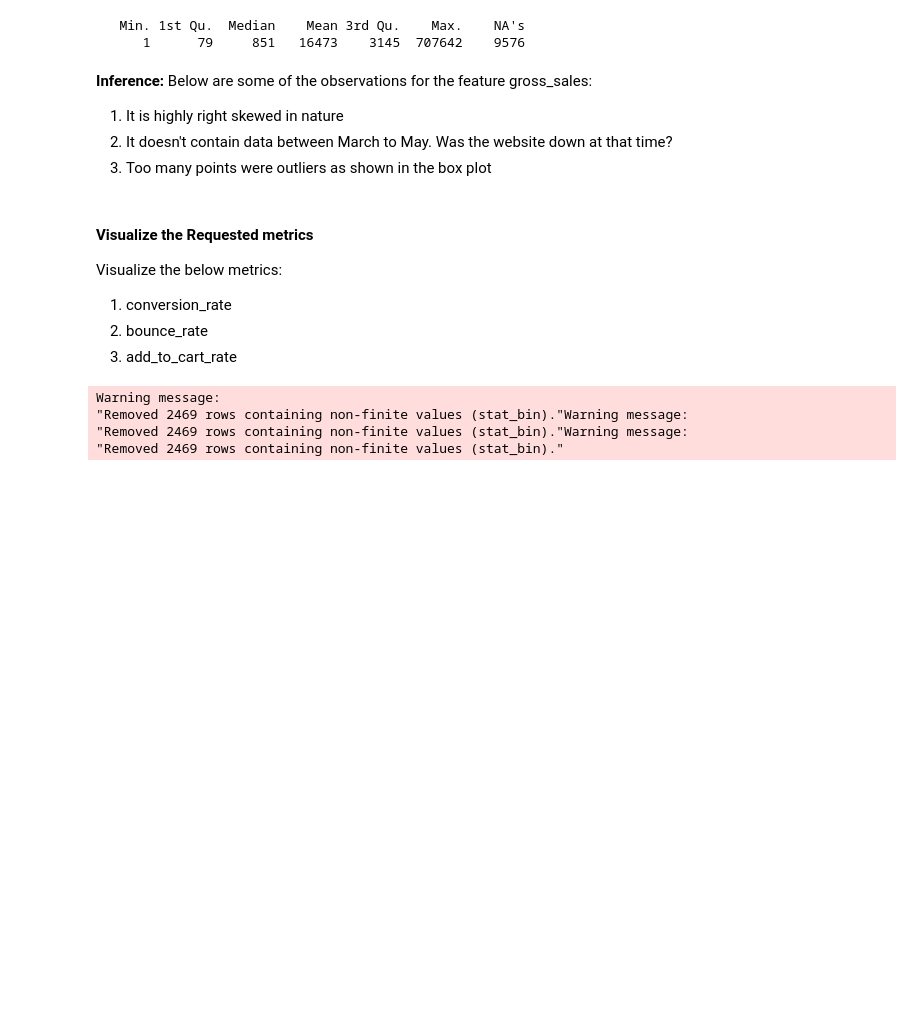
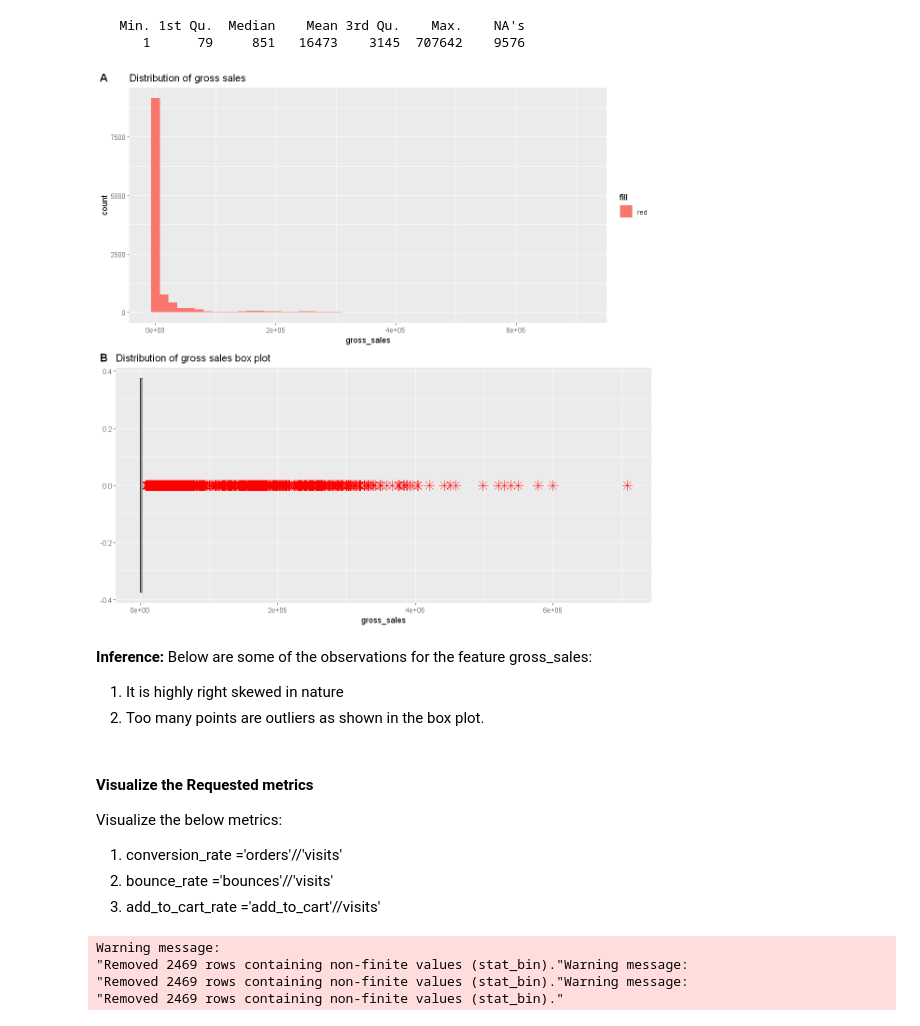
Before and after one commit to sandipto-sanyal/ampba, a Jupyter notebook: Foundation Term codes/Sandipto Sanyal PGID-12010004.ipynb, the cells around one changed output. Cells and saved outputs as stored; diff of their text form; code cells hidden in the pictures; blank space fills up the shorter version.

```diff
--- a/Foundation Term codes/Sandipto Sanyal PGID-12010004.ipynb
+++ b/Foundation Term codes/Sandipto Sanyal PGID-12010004.ipynb
@@ -678,17 +641,33 @@ summary(df$gross_sales)
 [1] "Other statistics"
    Min. 1st Qu.  Median    Mean 3rd Qu.    Max.    NA's
       1      79     851   16473    3145  707642    9576
+# %%
+options(repr.plot.width=10, repr.plot.height=10)
+g1 = ggplot(data=df) +
+    aes(gross_sales, fill="red") +
+    geom_histogram(bins=50, na.rm = TRUE) +
+    scale_x_continuous() +
+    labs(title="Distribution of gross sales")
+g2 = ggplot(data=df) +
+    aes(gross_sales) +
+    geom_boxplot(outlier.colour="red", outlier.shape=8, outlier.size=4, na.rm = TRUE) +
+    labs(title="Distribution of gross sales box plot")
+
+ggarrange(g1, g2,
+        labels = c("A", "B"),
+         nrow=2)
+# %% [output]
+[figure, added]
 # %% [markdown]
 <b>Inference: </b>Below are some of the observations for the feature gross_sales:
 1. It is highly right skewed in nature
-1. It doesn't contain data between March to May. Was the website down at that time?
-1. Too many points were outliers as shown in the box plot
+1. Too many points are outliers as shown in the box plot.
 # %% [markdown]
 #### Visualize the Requested metrics
 Visualize the below metrics:
-1. conversion_rate
-1. bounce_rate
-1. add_to_cart_rate
+1. conversion_rate	='orders'//'visits'
+1. bounce_rate	='bounces'//'visits'
+1. add_to_cart_rate	='add_to_cart'//visits'
 # %%
 df$conversion_rate = df$orders/df$visits
 df$bounce_rate = df$bounces/df$visits
```
Also changed, not shown: parts of 19 cells of this notebook, 3 other files.
